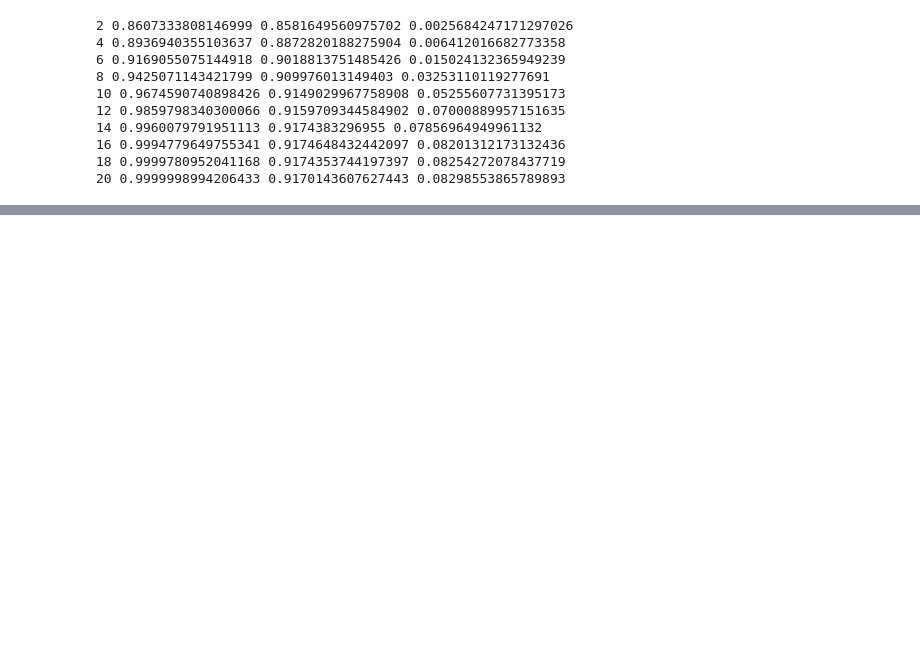
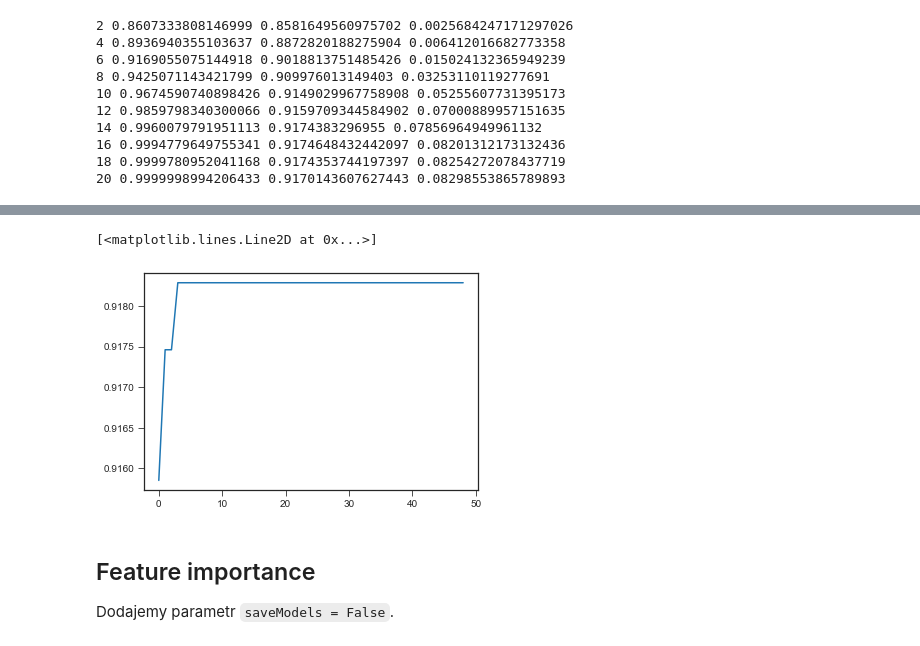
Before and after one commit to jacekkuj/Machine_learning_projects, a Jupyter notebook: random_forest_bank-balanced.ipynb, the cells around one changed output, grey strips where cells are left out. Drawn from its saved outputs; the diff is of its cells as text; code cells hidden in the pictures; blank space fills up the shorter version.

```diff
--- a/random_forest_bank-balanced.ipynb
+++ b/random_forest_bank-balanced.ipynb
@@ -192,0 +320,36 @@ for k in range(2,22,2):
+# %%
+# Przygotowujemy listę do zapisywnia wyników
+results = []
+# %%
+import random
+# Petla, w której będziemy iterować kolejne wyszukiwania.
+for k in range(50):
+    # Słownik parametrów
+    # Jako punkt odniesienia do wybranych przedziałów posłużą wcześniejsze wyniki
+    params = {
+        "max_depth" : random.randint(6, 22),
+        "max_features" : random.randint(2, 12),
+        "min_samples_split" : random.randint(2, 9),
+    }
+    # Wartość min_samples_leaf musi być mniejsza niż min_samples_split
+    params["min_samples_leaf"] = random.randint(1, params["min_samples_split"])
+
+    # Estymacja modelu dla wylosowanych hiperparametrów
+    trainResults, testResults, predictions, indices = CVTestRFClass(n_estimators=100,
+                                                                    max_depth=params["max_depth"],
+                                                                    max_features=params["max_features"],
+                                                                    min_samples_split=params["min_samples_split"],
+                                                                    min_samples_leaf=params["min_samples_leaf"])
+
+    # Zapiszmy wynik
+    results.append((np.mean(testResults), params.copy()))
+
+    # Wyświetlmy wynik bieżącej iteracji
+    print(params, np.mean(testResults))
+
+    # Co 10 iteracji wyświetlmy sobie nasze dotychczasowe top 5
+    if k>1 and k%10==0:
+        print("\n Top 5:")
+        for score, params in sorted(results, key=lambda x: x[0], reverse=True)[0:5]:
+            print(params, score)
+        print()
@@ -192,0 +374,14 @@ for k in range(2,22,2):
+# %%
+# Jak z czasem poprawiał się najlepszy wynik:
+bestHistory = []
+for k in range(1,len(results)):
+    # List comprehension: dla k pierwszych wartości zwróć maximum
+    bestHistory.append(np.max([x for x, y in sorted(results[:k], key=lambda x: x[0], reverse=True)]))
+# Wykres historii
+plt.plot(bestHistory)
+# %% [output]
+[<matplotlib.lines.Line2D at 0x...>]
+[figure, added]
+# %% [markdown]
+## Feature importance
+Dodajemy parametr `saveModels = False`.
```
Also changed, not shown: parts of 25 cells of this notebook.
